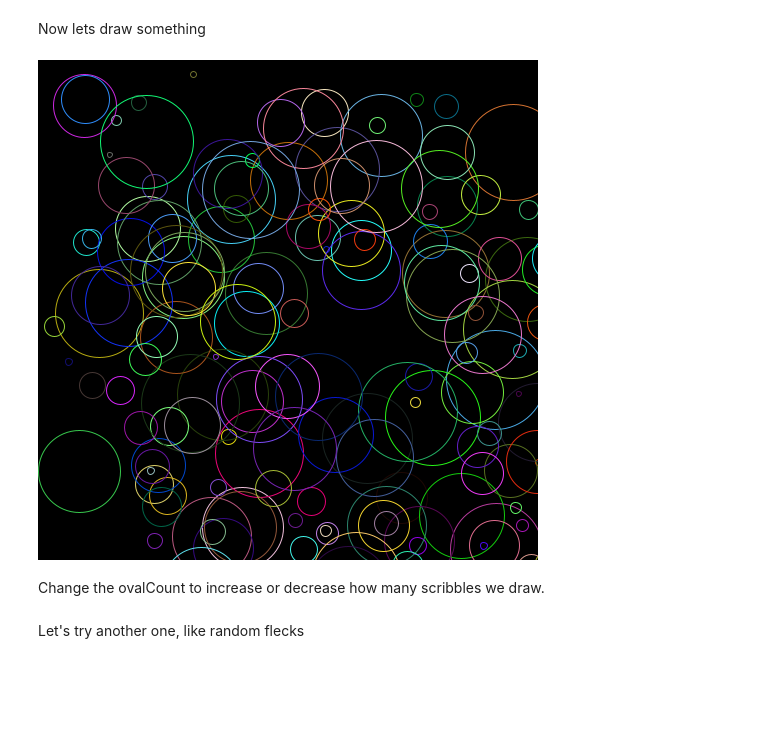
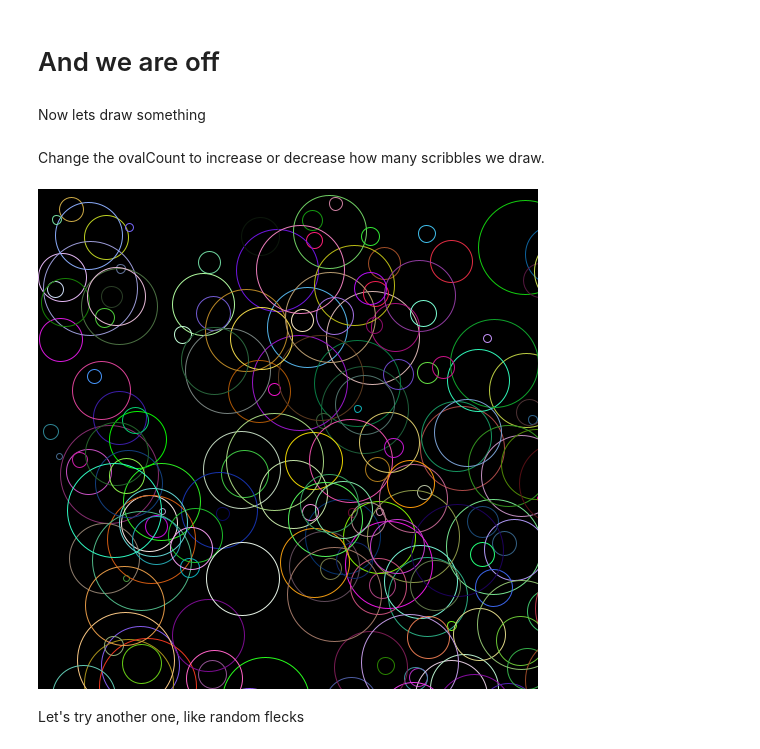
Before and after one commit to maiatoday/HelloNotebook, a Jupyter notebook: HelloNotebook.ipynb, the cells around one changed output. Saved outputs shown, nothing was run; the diff lists cells and outputs as text; code cells hidden in the pictures; blank space fills up the shorter version.

```diff
--- a/HelloNotebook.ipynb
+++ b/HelloNotebook.ipynb
@@ -12,22 +164,7 @@ Bla(x1=0, y1=10, x2=100, y2=100)
+# %% [markdown]
+# And we are off
 # %% [markdown]
 Now lets draw something
-# %%
-canvas(Size(500, 500)) { size ->
-    background = Color.BLACK
-    clearRect(0, 0, size.width, size.height)
-    setRenderingHint(
-        java.awt.RenderingHints.KEY_ANTIALIASING,
-        java.awt.RenderingHints.VALUE_ANTIALIAS_ON
-    )
-    repeat(ovalCount) {
-        color = randomColor()
-        val radius = randomRadius()
-        val center = randomOffset(size)
-        drawOval(center.x, center.y, radius, radius)
-    }
-}
-# %% [output]
-[figure, removed]
 # %% [markdown]
 Change the ovalCount to increase or decrease how many scribbles we draw.
 # %%
@@ -35,3 +172,14 @@ val ovalCount = 150
+# %%
+canvas(500, 500) { width, height ->
+    repeat(ovalCount) {
+        color = randomColor()
+        val radius = randomRadius()
+        val center = randomOffset(width, height)
+        drawOval(center.x, center.y, radius, radius)
+    }
+}
+# %% [output]
+[figure, added]
 # %% [markdown]
 Let's try another one, like random flecks
 # %%
```
Also changed, not shown: parts of 15 cells of this notebook.
